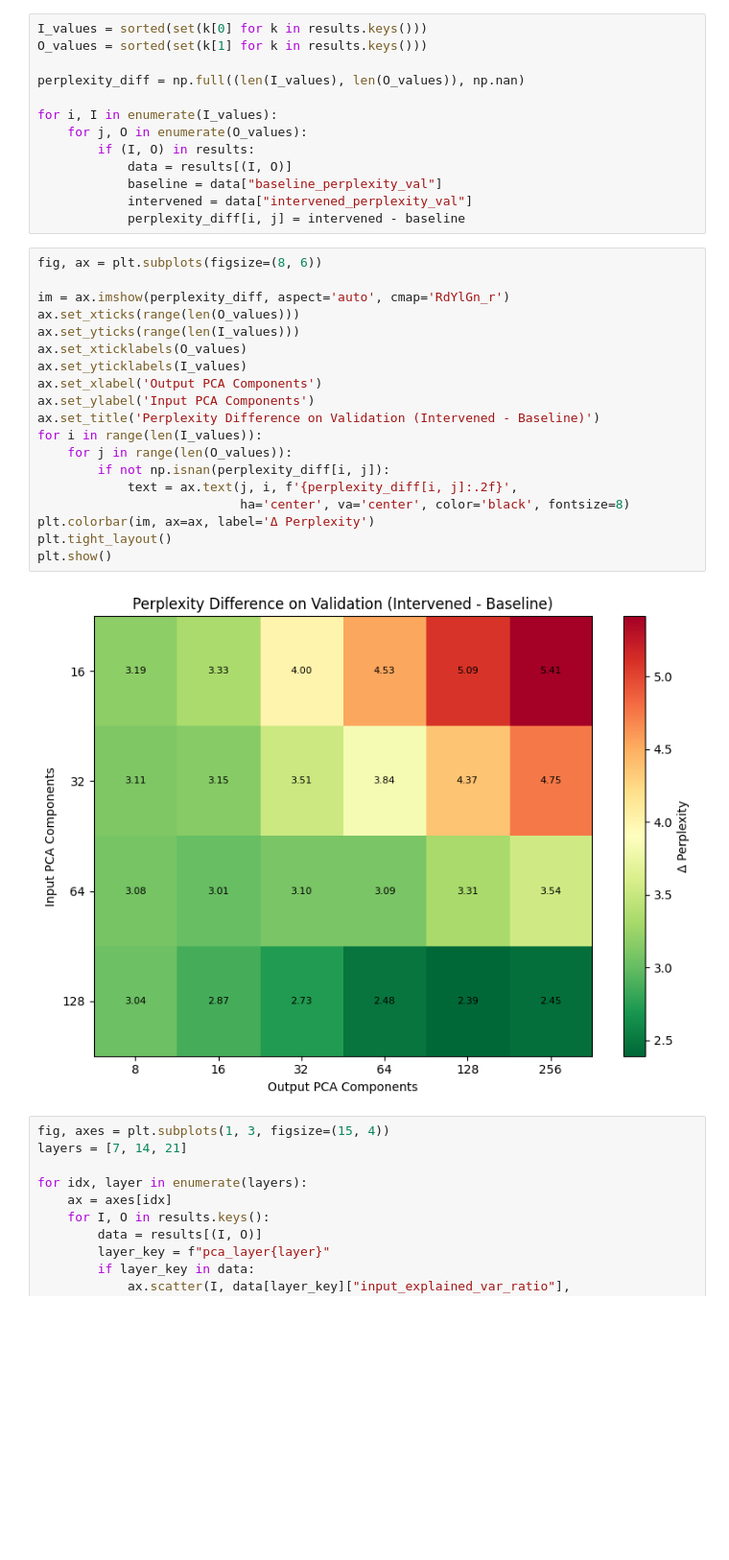
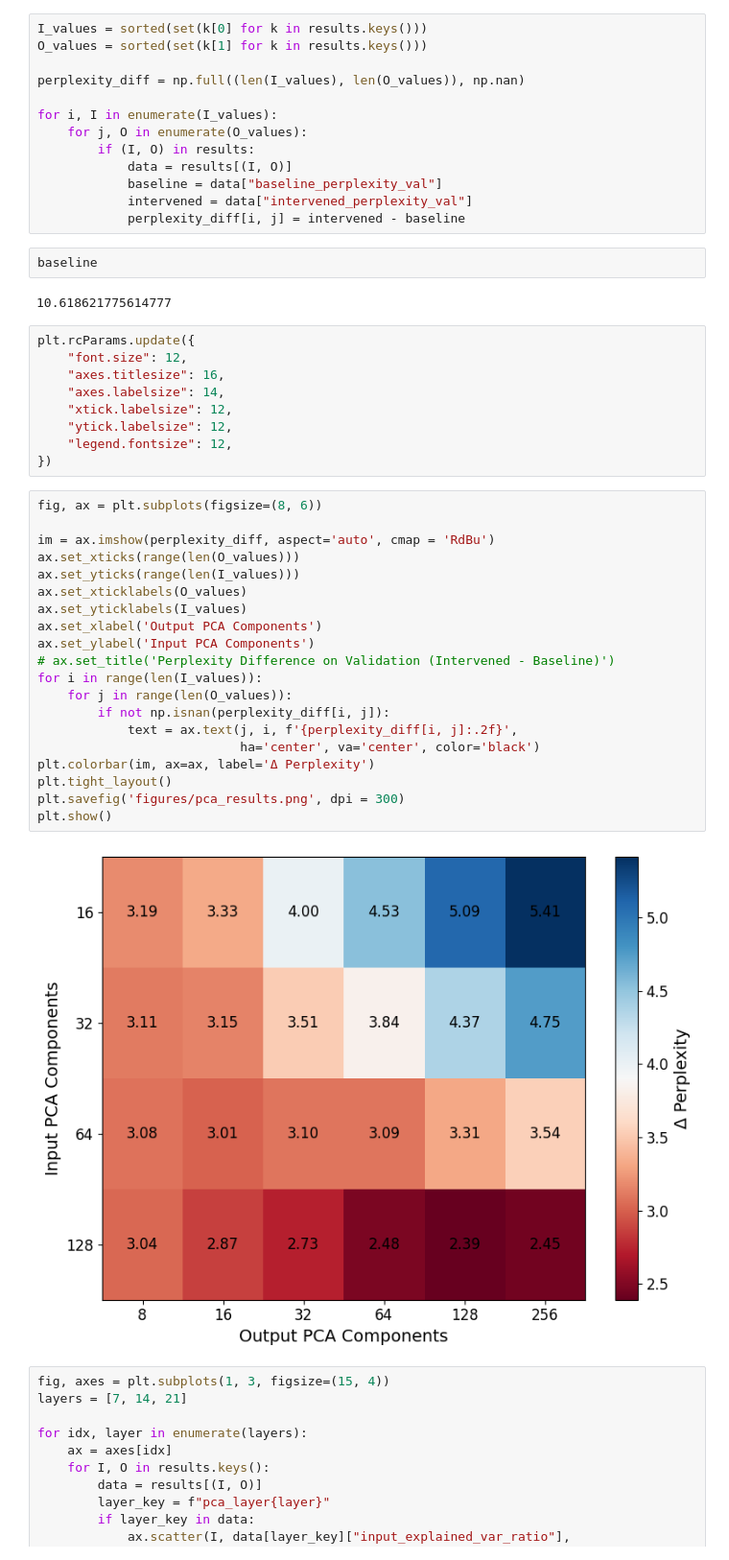
Before and after one commit to astroautomata/LLM_PCA, a Jupyter notebook: analysis.ipynb, the cells around one changed output. Shown at 96% size. Cells and saved outputs as stored; diff of their text form; blank space fills up the shorter version.

Commit message:
new plot

```diff
--- a/analysis.ipynb
+++ b/analysis.ipynb
@@ -30,27 +30,41 @@ for i, I in enumerate(I_values):
             baseline = data["baseline_perplexity_val"]
             intervened = data["intervened_perplexity_val"]
             perplexity_diff[i, j] = intervened - baseline
+# %%
+baseline
+# %% [output]
+10.618621775614777
+# %%
+plt.rcParams.update({
+    "font.size": 12,
+    "axes.titlesize": 16,
+    "axes.labelsize": 14,
+    "xtick.labelsize": 12,
+    "ytick.labelsize": 12,
+    "legend.fontsize": 12,
+})
 # %%
 fig, ax = plt.subplots(figsize=(8, 6))
 
-im = ax.imshow(perplexity_diff, aspect='auto', cmap='RdYlGn_r')
+im = ax.imshow(perplexity_diff, aspect='auto', cmap = 'RdBu')
 ax.set_xticks(range(len(O_values)))
 ax.set_yticks(range(len(I_values)))
 ax.set_xticklabels(O_values)
 ax.set_yticklabels(I_values)
 ax.set_xlabel('Output PCA Components')
 ax.set_ylabel('Input PCA Components')
-ax.set_title('Perplexity Difference on Validation (Intervened - Baseline)')
+# ax.set_title('Perplexity Difference on Validation (Intervened - Baseline)')
 for i in range(len(I_values)):
     for j in range(len(O_values)):
         if not np.isnan(perplexity_diff[i, j]):
             text = ax.text(j, i, f'{perplexity_diff[i, j]:.2f}',
-                           ha='center', va='center', color='black', fontsize=8)
+                           ha='center', va='center', color='black')
 plt.colorbar(im, ax=ax, label='Δ Perplexity')
 plt.tight_layout()
+plt.savefig('figures/pca_results.png', dpi = 300)
 plt.show()
 # %% [output]
-[figure, old version]
+[figure, new version]
 # %%
 fig, axes = plt.subplots(1, 3, figsize=(15, 4))
 layers = [7, 14, 21]
```
Also changed, not shown: 1 other file.
